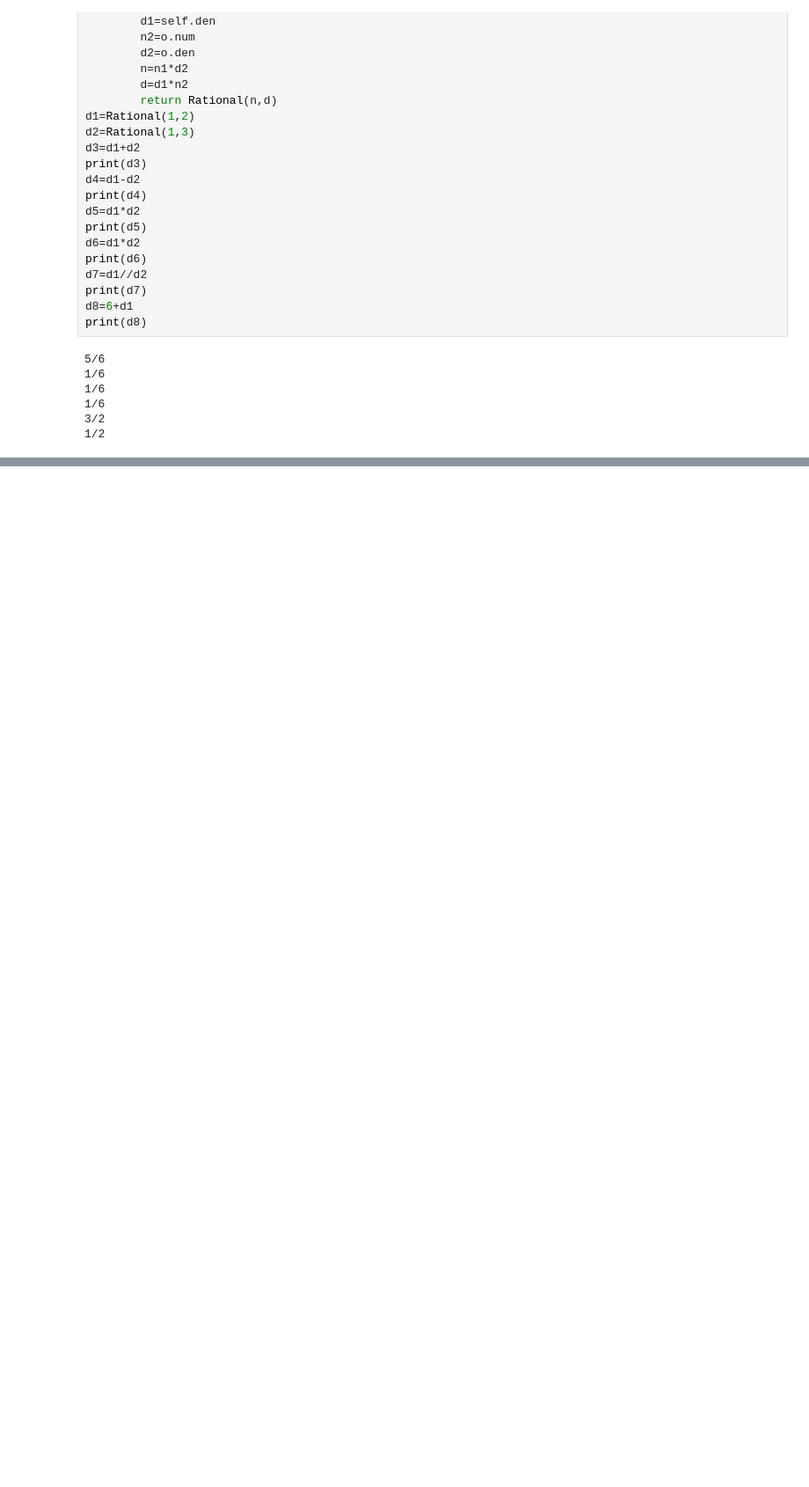
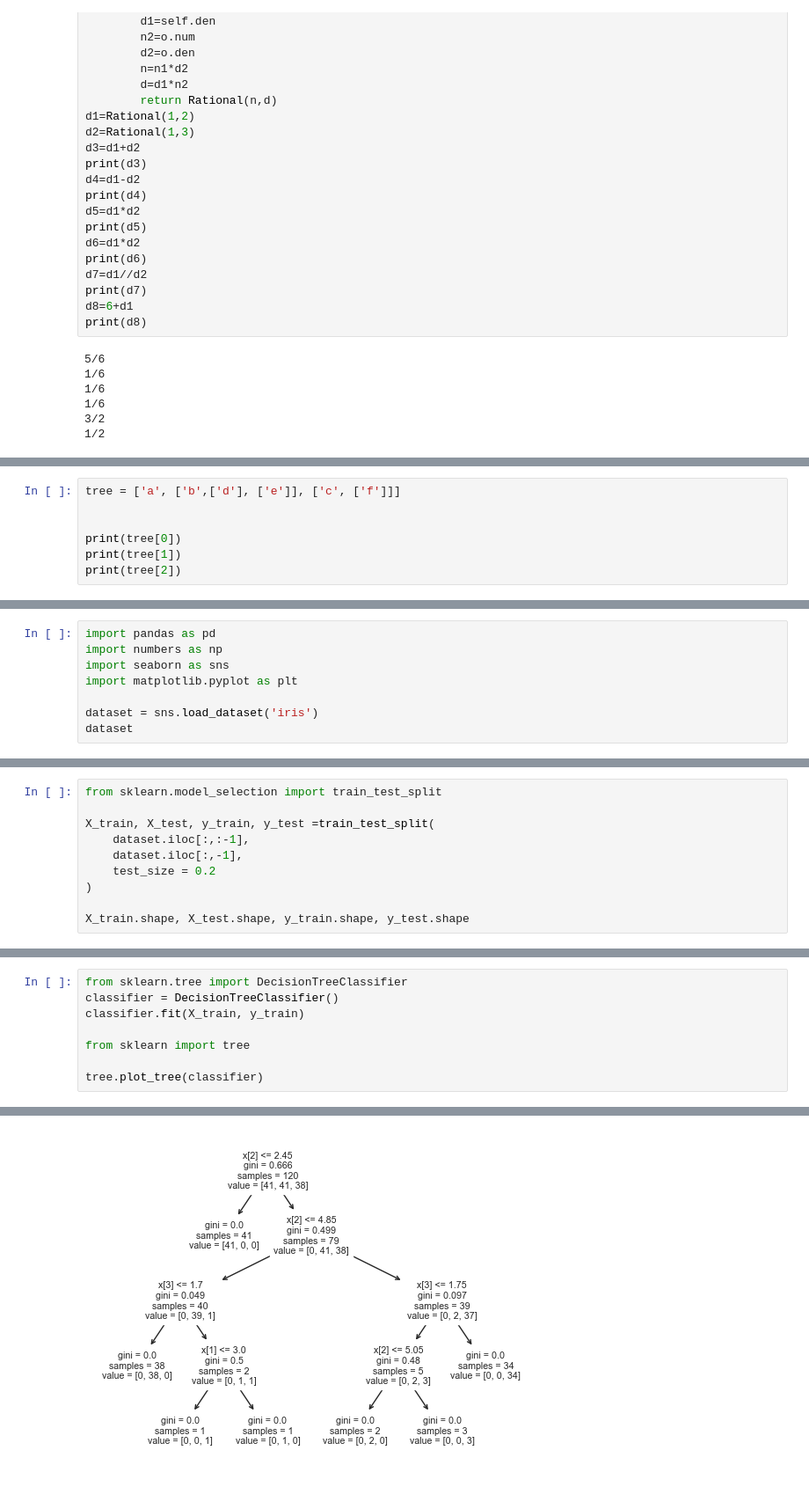
Before and after one commit to Shkityrk/AI_MIREA, a Jupyter notebook: Shkityr_K_Workbook5.ipynb, the cells around one changed output, grey strips where cells are left out. Shown at 88% size. Saved outputs shown, nothing was run; the diff lists cells and outputs as text; blank space fills up the shorter version.

```diff
--- a/Shkityr_K_Workbook5.ipynb
+++ b/Shkityr_K_Workbook5.ipynb
@@ -147,0 +219,7 @@ class Calc:
+# %%
+tree = ['a', ['b',['d'], ['e']], ['c', ['f']]]
+
+
+print(tree[0])
+print(tree[1])
+print(tree[2])
@@ -147,0 +285,8 @@ class Calc:
+# %%
+import pandas as pd
+import numbers as np
+import seaborn as sns
+import matplotlib.pyplot as plt
+
+dataset = sns.load_dataset('iris')
+dataset
@@ -147,0 +320,10 @@ class Calc:
+# %%
+from sklearn.model_selection import train_test_split
+
+X_train, X_test, y_train, y_test =train_test_split(
+    dataset.iloc[:,:-1],
+    dataset.iloc[:,-1],
+    test_size = 0.2
+)
+
+X_train.shape, X_test.shape, y_train.shape, y_test.shape
@@ -147,0 +350,9 @@ class Calc:
+# %%
+from sklearn.tree import DecisionTreeClassifier
+classifier = DecisionTreeClassifier()
+classifier.fit(X_train, y_train)
+
+from sklearn import tree
+
+tree.plot_tree(classifier)
+# %% [output]
@@ -147,0 +372 @@ class Calc:
+[figure, added]
```
Also changed, not shown: parts of 34 cells of this notebook.
